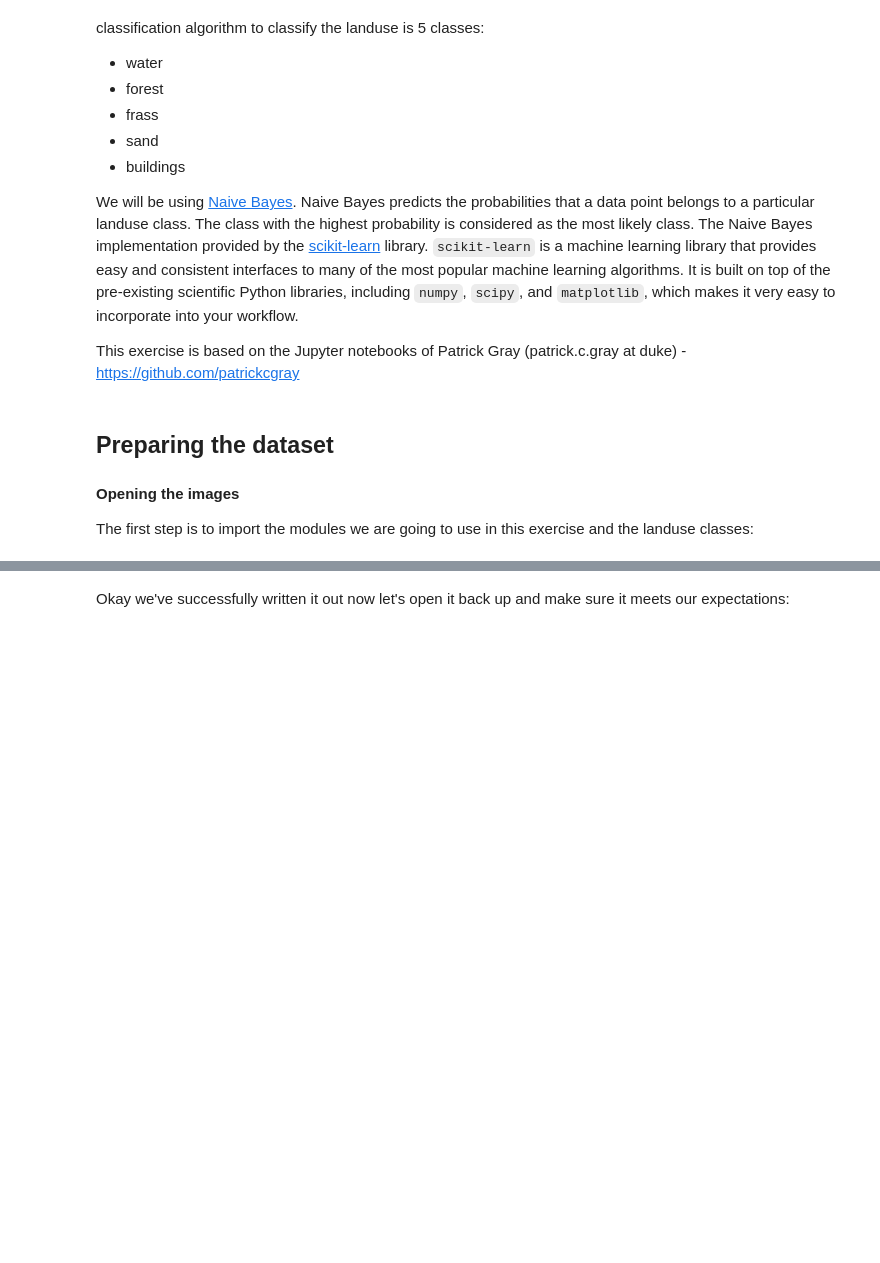
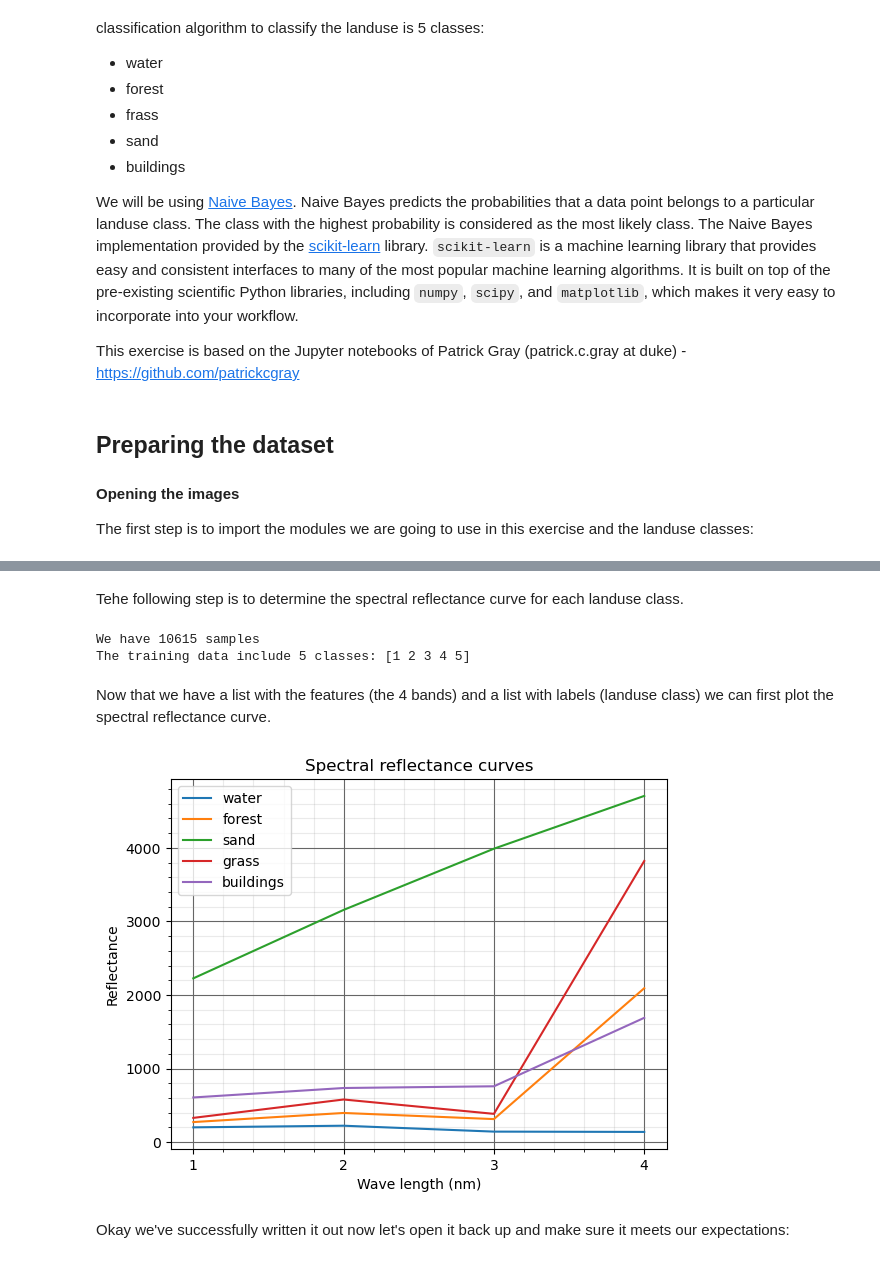
Before and after one commit to MarkTerlien/Quatro-Book-TeM, a Jupyter notebook: supervised_classification.ipynb, the cells around one changed output, grey strips where cells are left out. Cells and saved outputs as stored; diff of their text form; code cells hidden in the pictures; blank space fills up the shorter version.

```diff
--- a/supervised_classification.ipynb
+++ b/supervised_classification.ipynb
@@ -80,0 +111,24 @@ with rasterio.open(img_fp, 'w', **meta) as dst:
+# %%
+# Names of the input and output files
+shape_file_in     = 'data_files/ground_truth.shp'
+raster_file_in    = 'data_files/sentinel-2/T31UFT_20190824T105031_B02_10m.tif'
+sample_areas_file = 'data_files/sample_areas.tif'
+
+# Read ground_truth polygons
+samples_areas = gpd.read_file(shape_file_in)
+
+# Open raster and get metadata
+rst = rasterio.open(raster_file_in)
+meta = rst.meta.copy()
+meta.update(compress='lzw')
+
+# Here the magic takes place
+with rasterio.open(sample_areas_file, 'w+', **meta) as out:
+    out_arr = out.read(1)
+    # This is where we create a generator of geom, value pairs to use in rasterizing
+    shapes = ((geom,value) for geom, value in zip(samples_areas.geometry, samples_areas.id))
+    burned = features.rasterize(shapes=shapes, fill=0, out=out_arr, transform=out.transform)
+    out.write_band(1, burned)
+
+# The rasterized file
+print('The raster file sample areas: ' + str(sample_areas_file))
@@ -81,3 +137,58 @@ with rasterio.open(img_fp, 'w', **meta) as dst:
+# %% [markdown]
+Tehe following step is to determine the spectral reflectance curve for each landuse class.
+# %%
+# Display rows, columns and number of bands
+sentinel_bands = gdal.Open(sentinel_bands_file)
+nr_of_cols     = sentinel_bands.RasterXSize
+nr_of_rows     = sentinel_bands.RasterYSize
+nr_of_bands    = sentinel_bands.RasterCount
+
+# Store bands from satellite image in array
+sentinel_bands_array = np.zeros((nr_of_rows, nr_of_cols, nr_of_bands), gdal_array.GDALTypeCodeToNumericTypeCode(gdal.GDT_Int16))
+for band_nr in range(nr_of_bands):
+    sentinel_bands_array[:, :, band_nr] = sentinel_bands.GetRasterBand(band_nr + 1).ReadAsArray()
+
+# Find how many non-zero entries we have -- i.e. how many training data samples?
+sample_areas_ds = gdal.Open(sample_areas_file, gdal.GA_ReadOnly)
+sample_areas_array = sample_areas_ds.GetRasterBand(1).ReadAsArray().astype(np.uint16)
+n_samples = np.sum(sample_areas_array[(sample_areas_array > 0)])
+print('We have {n} samples'.format(n=n_samples))
+
+# What are our classification labels?
+labels = np.unique(sample_areas_array[(sample_areas_array > 0)])
+print('The training data include {n} classes: {classes}'.format(n=labels.size, classes=labels))
+
+# Maak nieuwe array waarbij je alleen de waardes selecteert waar een sample punt is
+X = sentinel_bands_array[(sample_areas_array > 0), :]
+y = sample_areas_array[(sample_areas_array > 0)]
+# %% [output]
+We have 10615 samples
+The training data include 5 classes: [1 2 3 4 5]
+# %% [markdown]
+Now that we have a list with the features (the 4 bands) and a list with labels (landuse class) we can first plot the spectral reflectance curve.
+# %%
+# Make array witj number of bands
+band_count = np.arange(1,nr_of_bands + 1)
+
+# Calculate mean reflectance for each band in each class
+classes = np.unique(y)
+for class_type in classes:
+    band_intensity = np.mean(X[y==class_type, :], axis=0)
+    label = class_dict[class_type]
+    plt.plot(band_count, band_intensity, label=label)
+
+# Annotation figure
+plt.title('Spectral reflectance curves')
+plt.gca().xaxis.set_major_locator(plt.MultipleLocator(1))
+plt.legend(loc=0)
+plt.grid(visible=True, which='major', color='#666666', linestyle='-')
+plt.minorticks_on()
+plt.grid(visible=True, which='minor', color='#999999', linestyle='-', alpha=0.2)
+plt.xlabel('Wave length (nm)')
+plt.ylabel('Reflectance')
+plt.show()
+# %% [output]
+[figure, added]
 # %% [markdown]
 Okay we've successfully written it out now let's open it back up and make sure it meets our expectations:
 # %%
```
Also changed, not shown: parts of 19 cells of this notebook, 3 other files.
